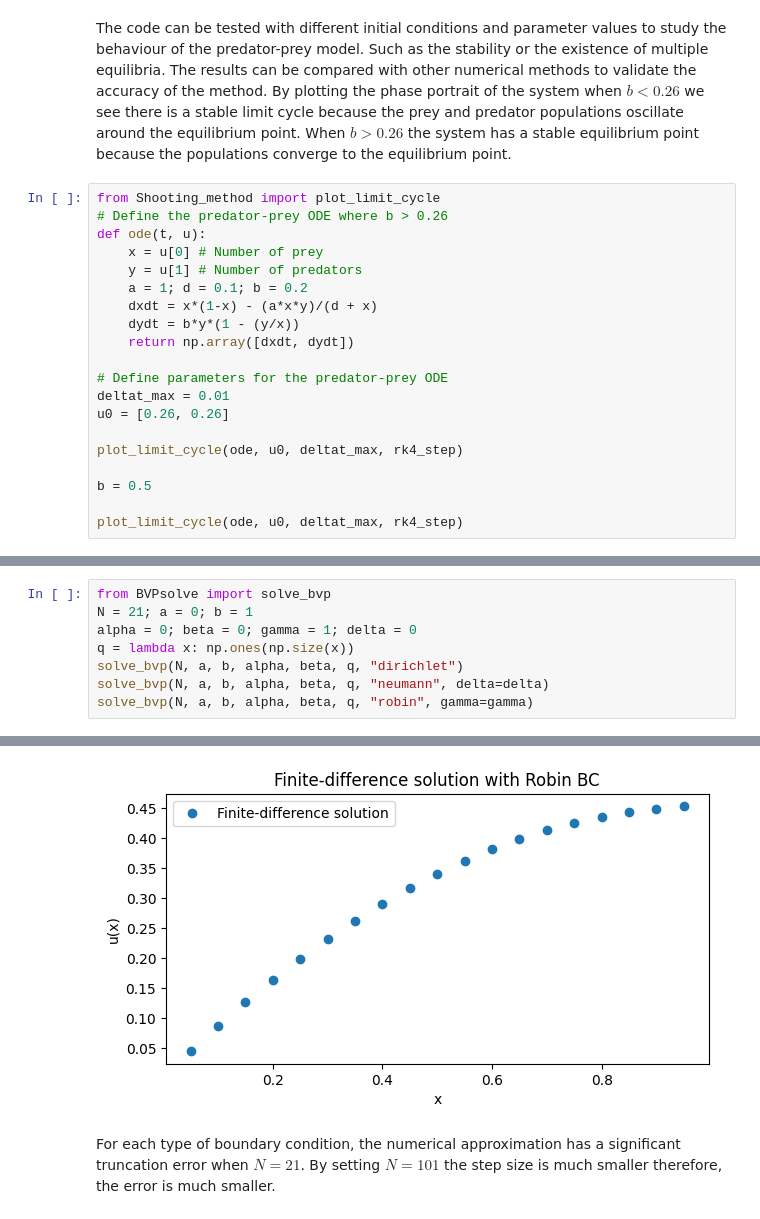
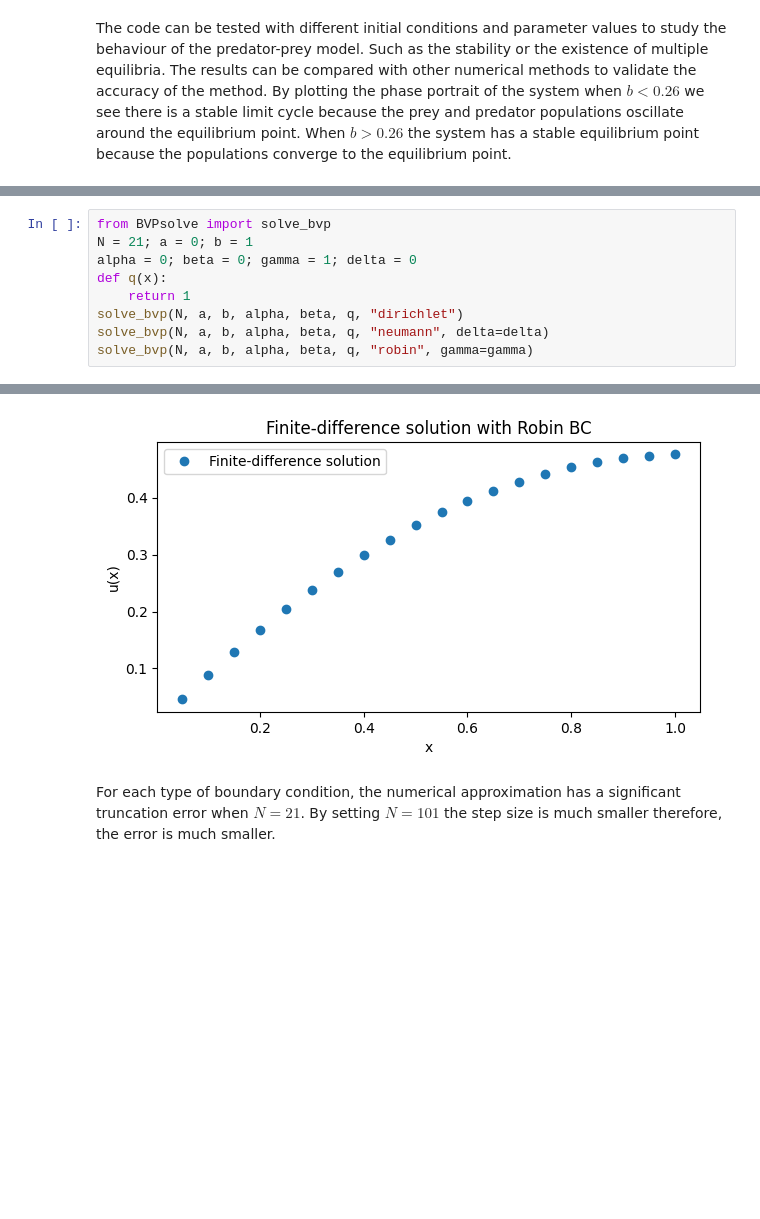
Before and after one commit to BedenPag/scicomp, a Jupyter notebook: Report.ipynb, the cells around one changed output, grey strips where cells are left out. Cells and saved outputs as stored; diff of their text form; blank space fills up the shorter version.

```diff
--- a/Report.ipynb
+++ b/Report.ipynb
@@ -147,22 +145,2 @@ plot_limit_cycle(ode, u0, deltat_max, rk4_step)
 # %% [markdown]
 The code can be tested with different initial conditions and parameter values to study the behaviour of the predator-prey model. Such as the stability or the existence of multiple equilibria. The results can be compared with other numerical methods to validate the accuracy of the method. By plotting the phase portrait of the system when $b <  0.26$ we see there is a stable limit cycle because the prey and predator populations oscillate around the equilibrium point. When $b > 0.26$ the system has a stable equilibrium point because the populations converge to the equilibrium point.
-# %%
-from Shooting_method import plot_limit_cycle
-# Define the predator-prey ODE where b > 0.26
-def ode(t, u):
-    x = u[0] # Number of prey
-    y = u[1] # Number of predators
-    a = 1; d = 0.1; b = 0.2
-    dxdt = x*(1-x) - (a*x*y)/(d + x)
-    dydt = b*y*(1 - (y/x))
-    return np.array([dxdt, dydt])
-
-# Define parameters for the predator-prey ODE
-deltat_max = 0.01
-u0 = [0.26, 0.26]
-
-plot_limit_cycle(ode, u0, deltat_max, rk4_step)
-
-b = 0.5
-
-plot_limit_cycle(ode, u0, deltat_max, rk4_step)
@@ -236,15 +216,16 @@ We will set $q(x) = 1$, $a = 0$, and $b = 1$ for simplicity. By applying Dirichl
 # %%
 from BVPsolve import solve_bvp
 N = 21; a = 0; b = 1
 alpha = 0; beta = 0; gamma = 1; delta = 0
-q = lambda x: np.ones(np.size(x))
+def q(x):
+    return 1
 solve_bvp(N, a, b, alpha, beta, q, "dirichlet")
 solve_bvp(N, a, b, alpha, beta, q, "neumann", delta=delta)
 solve_bvp(N, a, b, alpha, beta, q, "robin", gamma=gamma)
 # %% [output]
 [figure]
 [figure]
-[figure, old version]
+[figure, new version]
 # %% [markdown]
 For each type of boundary condition, the numerical approximation has a significant truncation error when $N = 21$. By setting $N = 101$ the step size is much smaller therefore, the error is much smaller.
 # %%
```
Also changed, not shown: parts of 17 cells of this notebook, 10 other files.
